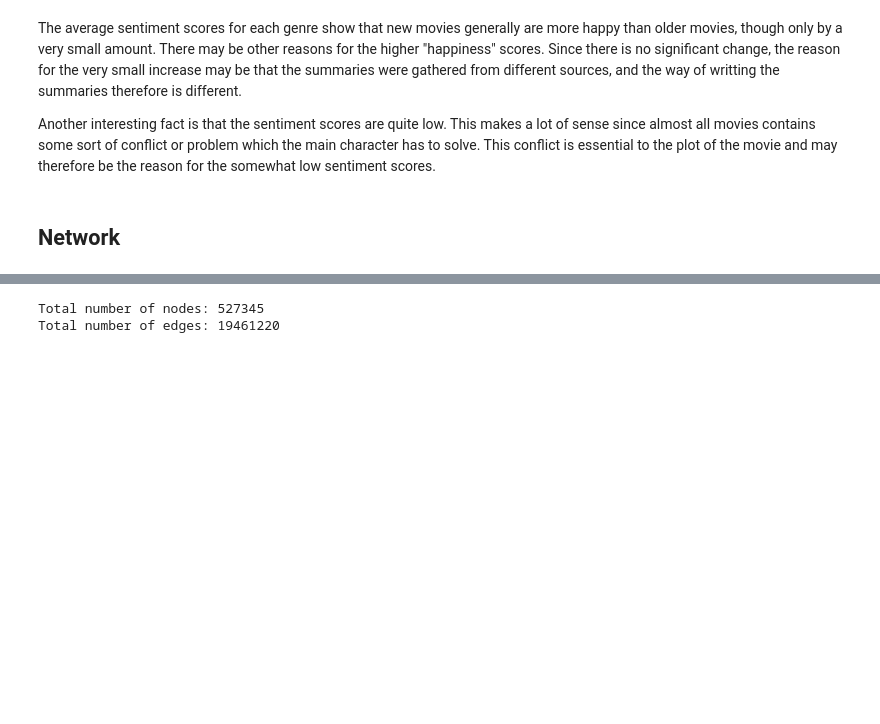
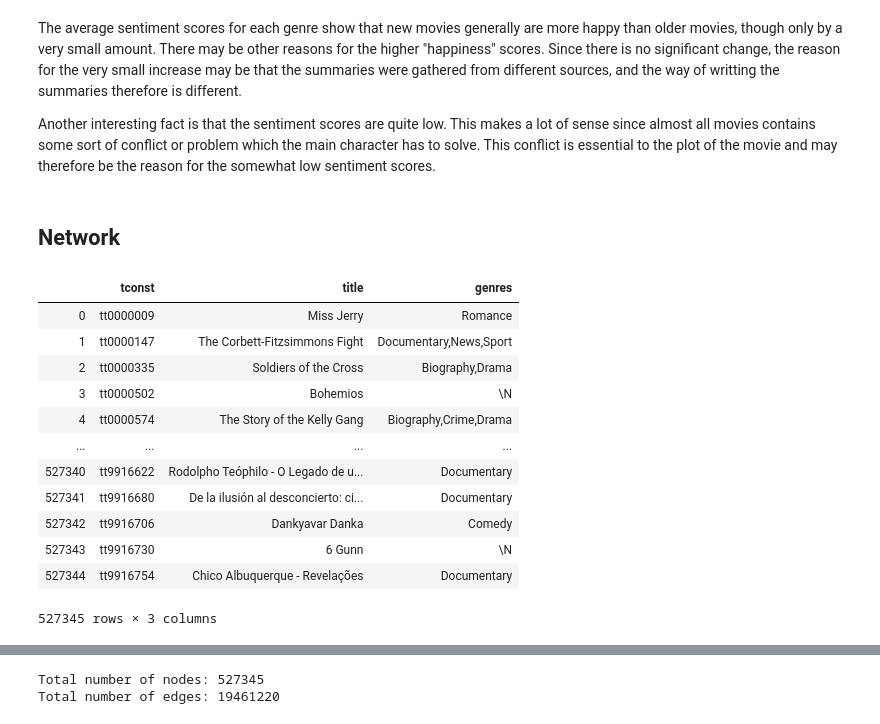
Before and after one commit to MBJohansen/Social-Graphs-Project, a Jupyter notebook: Project.ipynb, the cells around one changed output, grey strips where cells are left out. Cells and saved outputs as stored; diff of their text form; code cells hidden in the pictures; blank space fills up the shorter version.

```diff
--- a/Project.ipynb
+++ b/Project.ipynb
@@ -591,6 +579,22 @@ Another interesting fact is that the sentiment scores are quite low. This makes
 # %%
 #Read movie title file
 moviesDF = pd.read_csv("Data/IMDb/movie_titles_clean.tsv", sep="\t")
+# %%
+moviesDF
+# %% [output]
+|  | tconst | title | genres |
+| 0 | tt0000009 | Miss Jerry | Romance |
+| 1 | tt0000147 | The Corbett-Fitzsimmons Fight | Documentary,News,Sport |
+| 2 | tt0000335 | Soldiers of the Cross | Biography,Drama |
+| 3 | tt0000502 | Bohemios | \N |
+| 4 | tt0000574 | The Story of the Kelly Gang | Biography,Crime,Drama |
+| ... | ... | ... | ... |
+| 527340 | tt9916622 | Rodolpho Teóphilo - O Legado de u... | Documentary |
+| 527341 | tt9916680 | De la ilusión al desconcierto: ci... | Documentary |
+| 527342 | tt9916706 | Dankyavar Danka | Comedy |
+| 527343 | tt9916730 | 6 Gunn | \N |
+| 527344 | tt9916754 | Chico Albuquerque - Revelações | Documentary |
+527345 rows × 3 columns
 # %%
 #Create dictionary of movie titles
 movieTitles = {}
```
Also changed, not shown: parts of 17 cells of this notebook, 1 other file.
